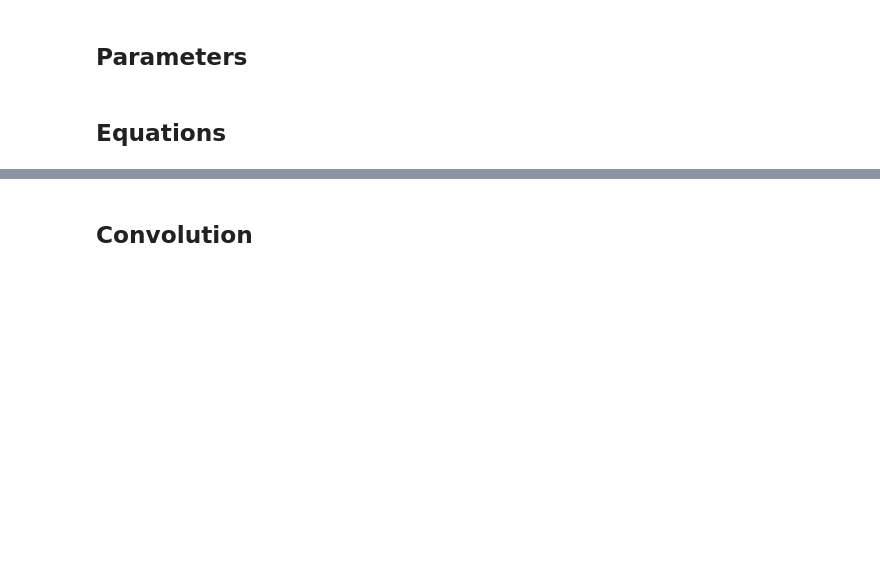
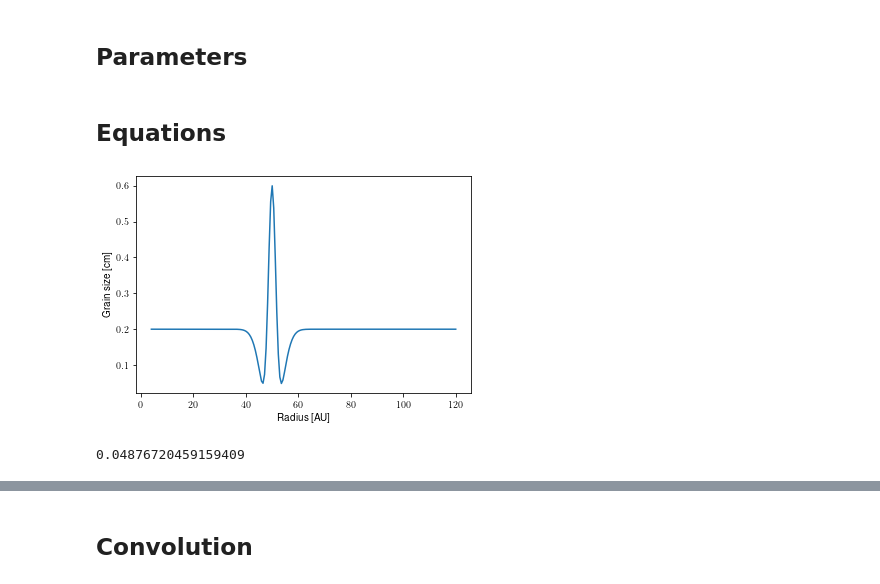
Before and after one commit to Wenupi/protoplanetary_disks, a Jupyter notebook: codes/total.ipynb, the cells around one changed output, grey strips where cells are left out. Drawn from its saved outputs; the diff is of its cells as text; code cells hidden in the pictures; blank space fills up the shorter version.

```diff
--- a/codes/total.ipynb
+++ b/codes/total.ipynb
@@ -149,3 +172,18 @@ def EQ_amax(x,y,z):
+# %%
+x_prueba = np.linspace(4, 120, 200)
+plt.figure()
+plt.plot(x_prueba, f_modelo_gaussianas(x_prueba, 0.7, 2)-
+         (f_modelo_gaussianas(x_prueba, 0.3, 5)-0.2))
+plt.xlabel('Radius [AU]')
+plt.ylabel('Grain size [cm]')
+plt.show()
+# %% [output]
+[figure, added]
+# %%
+np.min(f_modelo_gaussianas(x_prueba, 0.7, 2)-
+         (f_modelo_gaussianas(x_prueba, 0.3, 5)-0.2))
+# %% [output]
+0.04876720459159409
 # %%
 #!/usr/bin/env python
 
```
Also changed, not shown: parts of 7 cells of this notebook, 18 other files.
